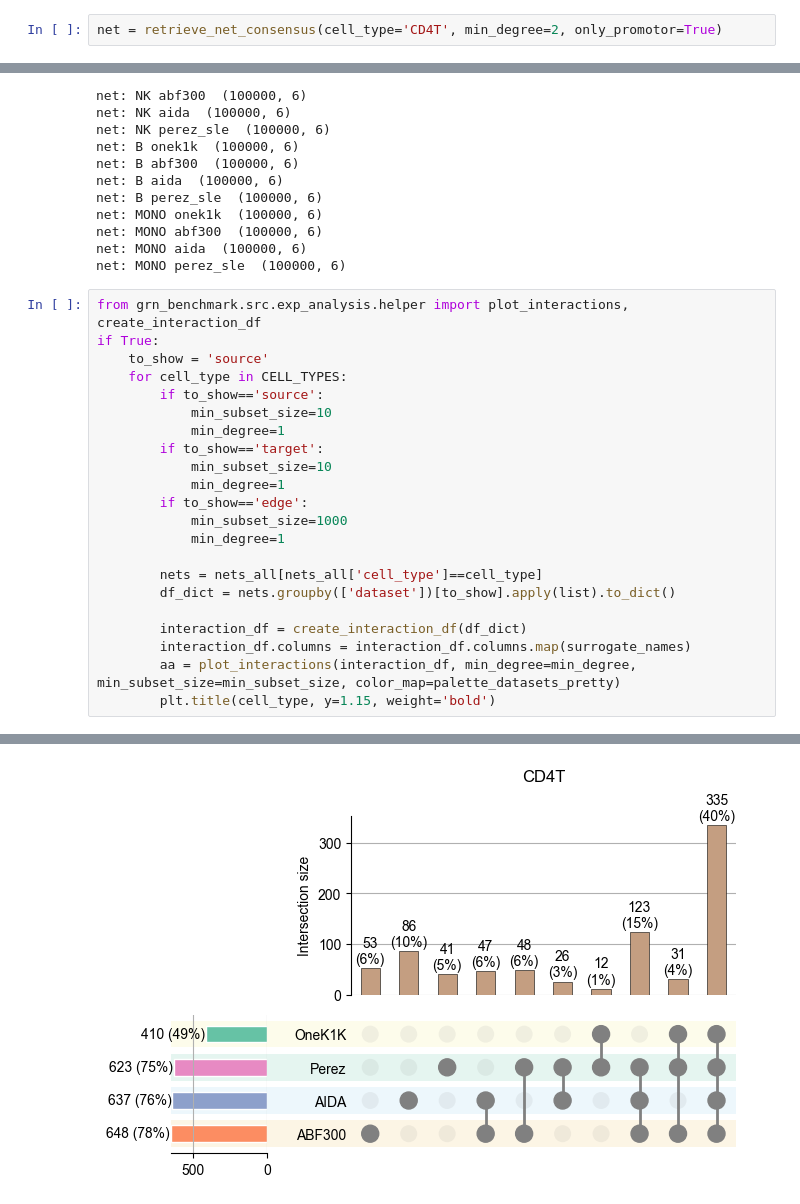
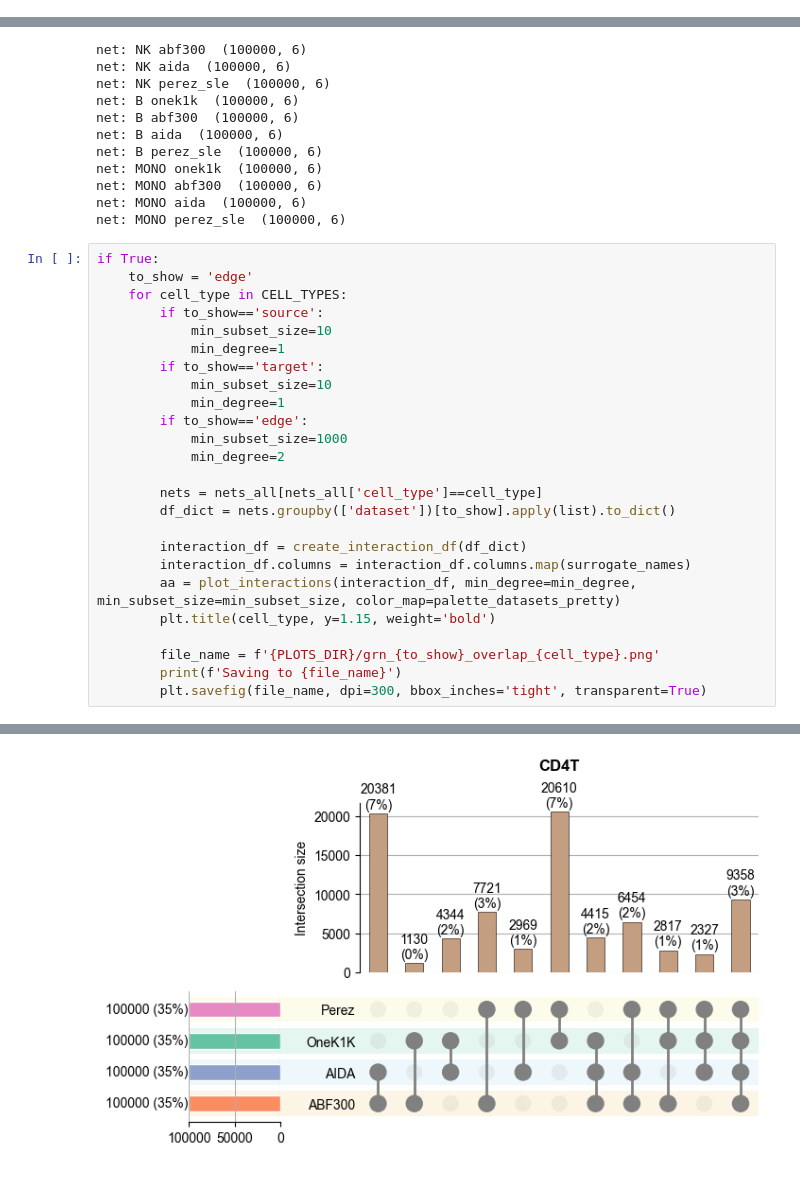
Before and after one commit to janursa/HIRA, a Jupyter notebook: notebooks/supp_results.ipynb, the cells around one changed output, grey strips where cells are left out. Saved outputs shown, nothing was run; the diff lists cells and outputs as text.

```diff
--- a/notebooks/supp_results.ipynb
+++ b/notebooks/supp_results.ipynb
@@ -557,2 +470,0 @@ adata_dict = {'op': retrieve_adata(dataset='op', data_type=data_type, cell_type=
-# %%
-net = retrieve_net_consensus(cell_type='CD4T', min_degree=2, only_promotor=True)
@@ -1165,9 +999,8 @@ net: MONO abf300  (100000, 6)
 net: MONO aida  (100000, 6)
 net: MONO perez_sle  (100000, 6)
 # %%
-from grn_benchmark.src.exp_analysis.helper import plot_interactions, create_interaction_df
 if True:
-    to_show = 'source'
+    to_show = 'edge'
     for cell_type in CELL_TYPES:
         if to_show=='source':
             min_subset_size=10
@@ -1177,7 +1010,7 @@ if True:
             min_degree=1
         if to_show=='edge':
             min_subset_size=1000
-            min_degree=1
+            min_degree=2
 
         nets = nets_all[nets_all['cell_type']==cell_type]
         df_dict = nets.groupby(['dataset'])[to_show].apply(list).to_dict()
@@ -1186,4 +1019,8 @@ if True:
         interaction_df.columns = interaction_df.columns.map(surrogate_names)
         aa = plot_interactions(interaction_df, min_degree=min_degree, min_subset_size=min_subset_size, color_map=palette_datasets_pretty)
         plt.title(cell_type, y=1.15, weight='bold')
+
+        file_name = f'{PLOTS_DIR}/grn_{to_show}_overlap_{cell_type}.png'
+        print(f'Saving to {file_name}')
+        plt.savefig(file_name, dpi=300, bbox_inches='tight', transparent=True)
 # %% [output]
@@ -1195 +1037 @@ if True:
-[figure, old version]
+[figure, new version]
```
Also changed, not shown: parts of 16 cells of this notebook, 3 other files.
